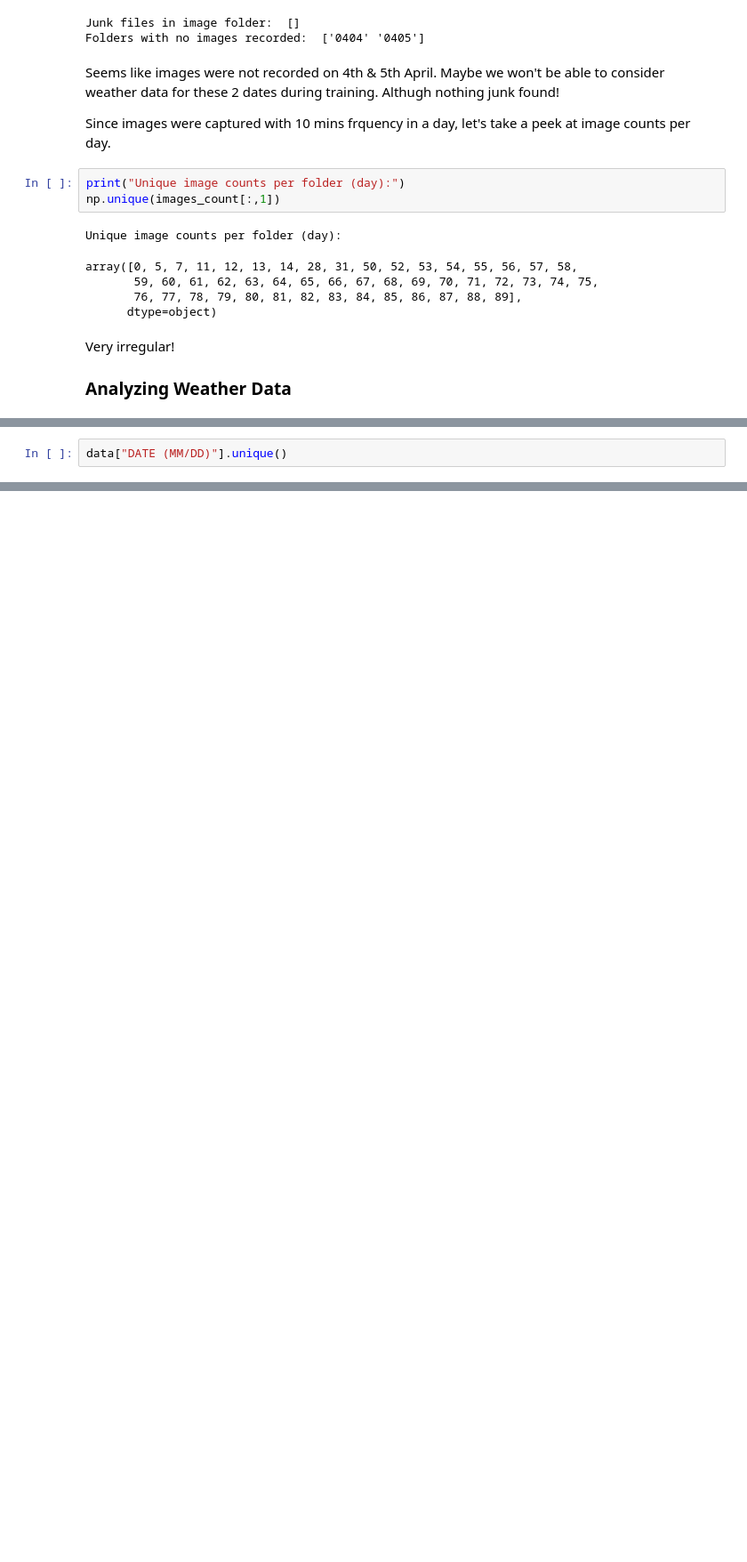
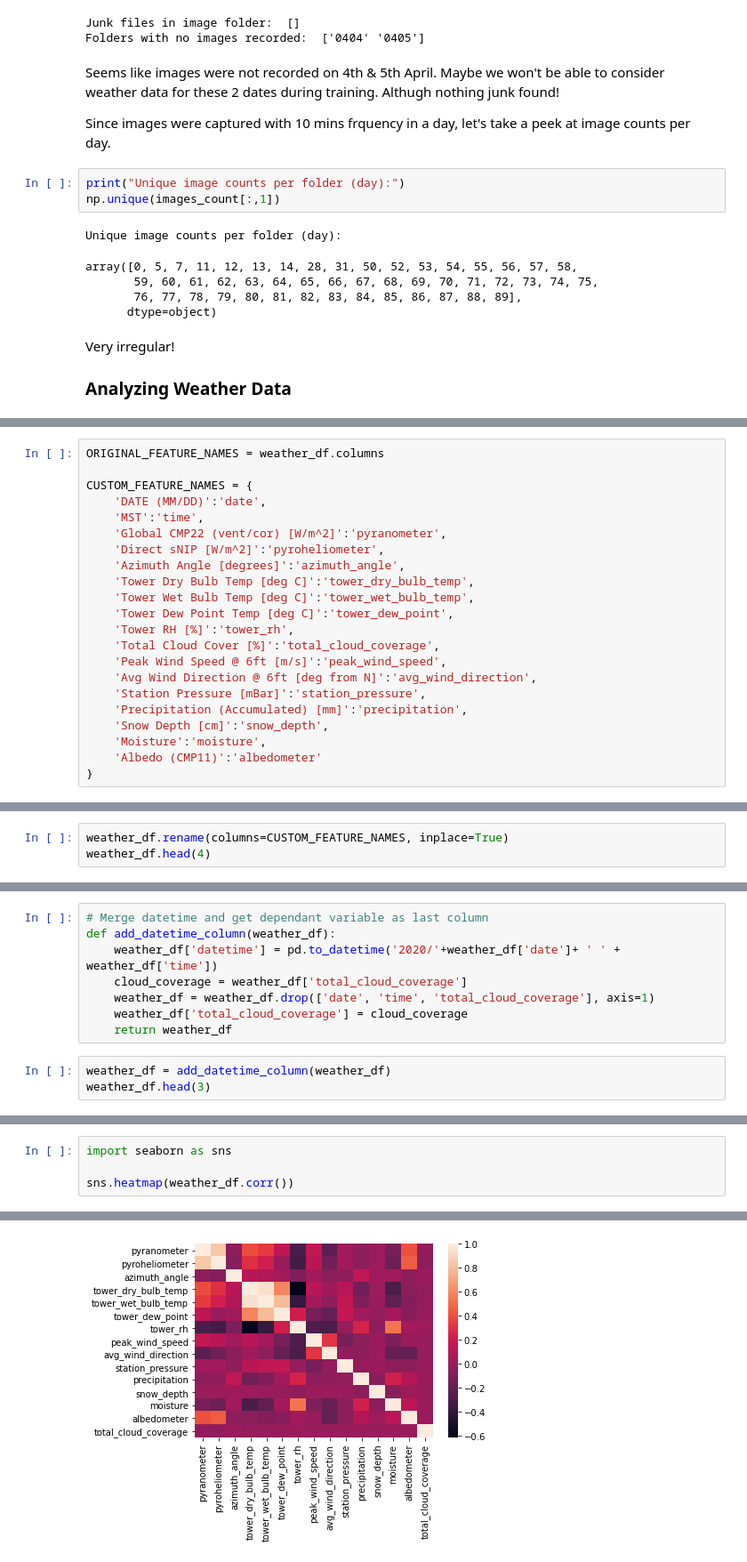
Before and after one commit to mrutyunjay17/solar-cloud-coverage-prediction, a Jupyter notebook: data_analysis.ipynb, the cells around one changed output, grey strips where cells are left out. Shown at 89% size. Saved outputs shown, nothing was run; the diff lists cells and outputs as text; blank space fills up the shorter version.

```diff
--- a/data_analysis.ipynb
+++ b/data_analysis.ipynb
@@ -111,2 +117,22 @@ memory usage: 68.4+ MB
 # %%
-data["DATE (MM/DD)"].unique()
+ORIGINAL_FEATURE_NAMES = weather_df.columns
+
+CUSTOM_FEATURE_NAMES = {
+    'DATE (MM/DD)':'date',
+    'MST':'time',
+    'Global CMP22 (vent/cor) [W/m^2]':'pyranometer',
+    'Direct sNIP [W/m^2]':'pyroheliometer',
+    'Azimuth Angle [degrees]':'azimuth_angle',
+    'Tower Dry Bulb Temp [deg C]':'tower_dry_bulb_temp',
+    'Tower Wet Bulb Temp [deg C]':'tower_wet_bulb_temp',
+    'Tower Dew Point Temp [deg C]':'tower_dew_point',
+    'Tower RH [%]':'tower_rh',
+    'Total Cloud Cover [%]':'total_cloud_coverage',
+    'Peak Wind Speed @ 6ft [m/s]':'peak_wind_speed',
+    'Avg Wind Direction @ 6ft [deg from N]':'avg_wind_direction',
+    'Station Pressure [mBar]':'station_pressure',
+    'Precipitation (Accumulated) [mm]':'precipitation',
+    'Snow Depth [cm]':'snow_depth',
+    'Moisture':'moisture',
+    'Albedo (CMP11)':'albedometer'
+}
@@ -130,0 +139,3 @@ array(['1/1', '1/2', '1/3', '1/4', '1/5', '1/6', '1/7', '1/8', '1/9',
+# %%
+weather_df.rename(columns=CUSTOM_FEATURE_NAMES, inplace=True)
+weather_df.head(4)
@@ -130,0 +176,11 @@ array(['1/1', '1/2', '1/3', '1/4', '1/5', '1/6', '1/7', '1/8', '1/9',
+# %%
+# Merge datetime and get dependant variable as last column
+def add_datetime_column(weather_df):
+    weather_df['datetime'] = pd.to_datetime('2020/'+weather_df['date']+ ' ' + weather_df['time'])
+    cloud_coverage = weather_df['total_cloud_coverage']
+    weather_df = weather_df.drop(['date', 'time', 'total_cloud_coverage'], axis=1)
+    weather_df['total_cloud_coverage'] = cloud_coverage
+    return weather_df
+# %%
+weather_df = add_datetime_column(weather_df)
+weather_df.head(3)
@@ -130,0 +192,5 @@ array(['1/1', '1/2', '1/3', '1/4', '1/5', '1/6', '1/7', '1/8', '1/9',
+# %%
+import seaborn as sns
+
+sns.heatmap(weather_df.corr())
+# %% [output]
@@ -130,0 +198 @@ array(['1/1', '1/2', '1/3', '1/4', '1/5', '1/6', '1/7', '1/8', '1/9',
+[figure, added]
```
Also changed, not shown: parts of 13 cells of this notebook, 1 other file.
